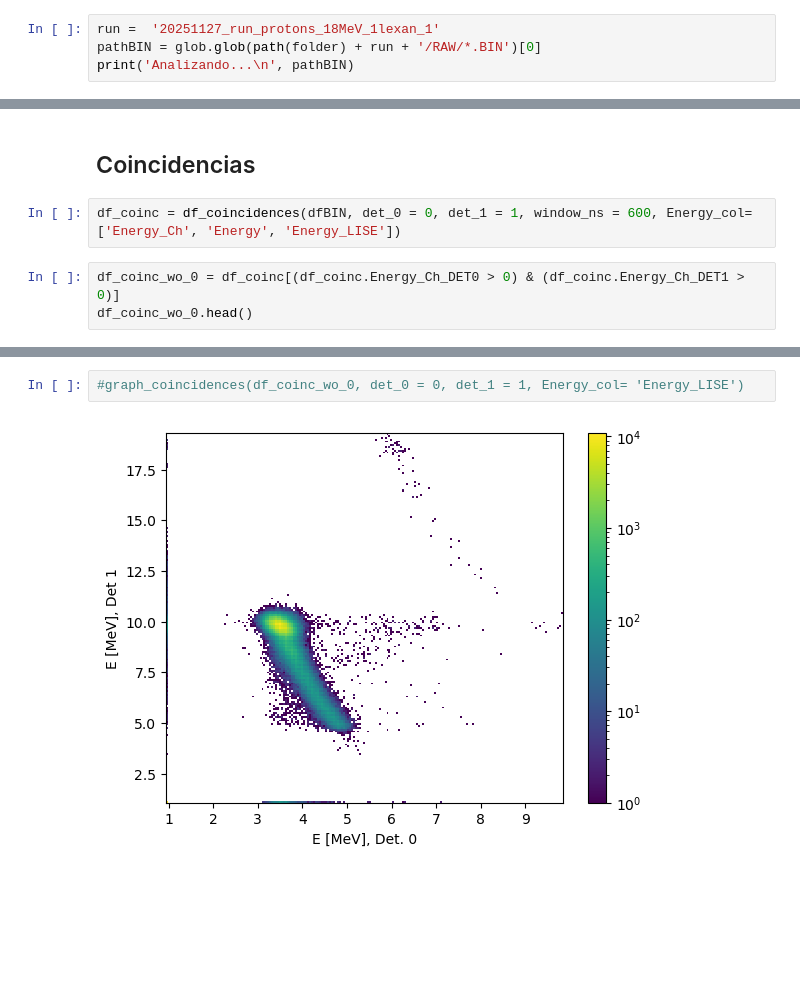
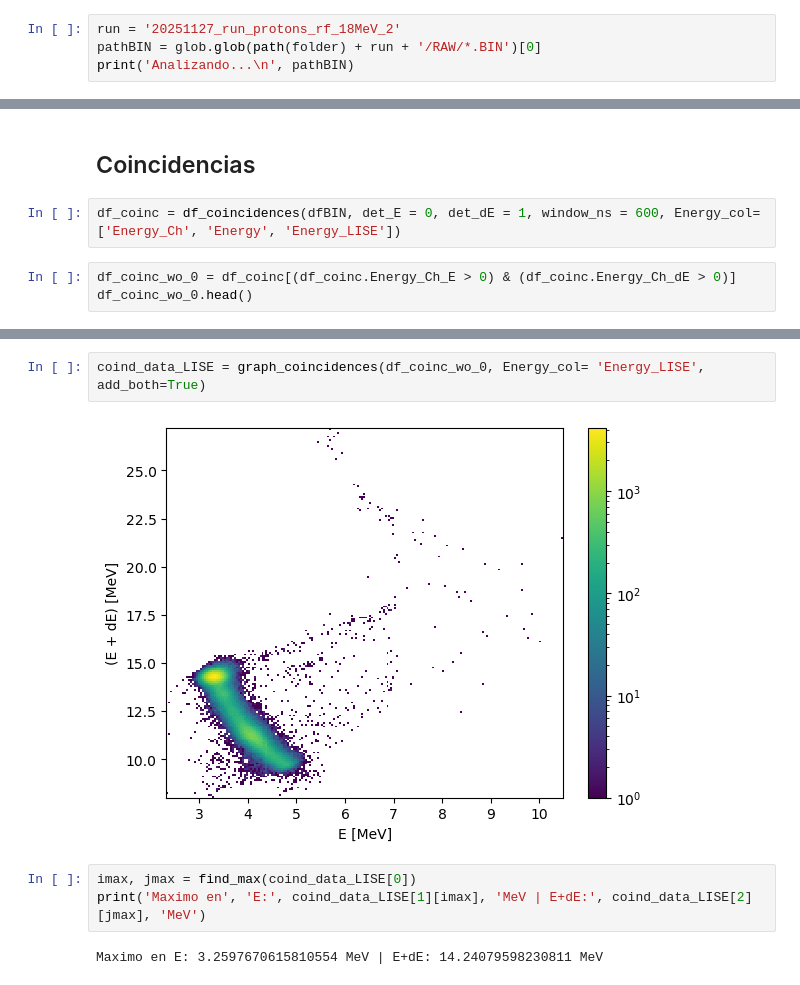
Before and after one commit to lexisantos/CAEN_dataprocess, a Jupyter notebook: analize_bin_root.ipynb, the cells around one changed output, grey strips where cells are left out. Cells and saved outputs as stored; diff of their text form; blank space fills up the shorter version.

Commit message:
Identificación de E, dE. Máximo en coincidencias.
E, dE en vez de det 0 y det 1. Gráfico de suma dE y E en coincidencias. Mismo análisis con LISE para comparar con valores de E "tabulados"

```diff
--- a/analize_bin_root.ipynb
+++ b/analize_bin_root.ipynb
@@ -45,7 +45,7 @@ BINs_2ch
  '20251127_run_protons_rf_tapa_18MeV_2',
  '20251127_run_protons_tapa_18MeV_1']
 # %%
-run =  '20251127_run_protons_18MeV_1lexan_1'
+run = '20251127_run_protons_rf_18MeV_2'
 pathBIN = glob.glob(path(folder) + run + '/RAW/*.BIN')[0]
 print('Analizando...\n', pathBIN)
 # %% [output]
@@ -114,8 +114,8 @@ dfROOT_hist_filt = apply_calibration_en(dfROOT_filt, df_coef, col = 'Energy_Ch',
 # %% [markdown]
 ## Coincidencias
 # %%
-df_coinc = df_coincidences(dfBIN, det_0 = 0, det_1 = 1, window_ns = 600, Energy_col= ['Energy_Ch', 'Energy', 'Energy_LISE'])
+df_coinc = df_coincidences(dfBIN, det_E = 0, det_dE = 1, window_ns = 600, Energy_col= ['Energy_Ch', 'Energy', 'Energy_LISE'])
 # %%
-df_coinc_wo_0 = df_coinc[(df_coinc.Energy_Ch_DET0 > 0) & (df_coinc.Energy_Ch_DET1 > 0)]
+df_coinc_wo_0 = df_coinc[(df_coinc.Energy_Ch_E > 0) & (df_coinc.Energy_Ch_dE > 0)]
 df_coinc_wo_0.head()
 # %% [output]
@@ -132,4 +139,9 @@ graph_coincidences(df_coinc_wo_0, det_0 = 0, det_1 = 1, Energy_col= 'Energy')
 # %%
-#graph_coincidences(df_coinc_wo_0, det_0 = 0, det_1 = 1, Energy_col= 'Energy_LISE')
+coind_data_LISE = graph_coincidences(df_coinc_wo_0, Energy_col= 'Energy_LISE', add_both=True)
 # %% [output]
-[figure, old version]
+[figure, new version]
+# %%
+imax, jmax = find_max(coind_data_LISE[0])
+print('Maximo en', 'E:', coind_data_LISE[1][imax], 'MeV | E+dE:', coind_data_LISE[2][jmax], 'MeV')
+# %% [output]
+Maximo en E: 3.2597670615810554 MeV | E+dE: 14.24079598230811 MeV
```
Also changed, not shown: parts of 7 cells of this notebook, 1 other file.
